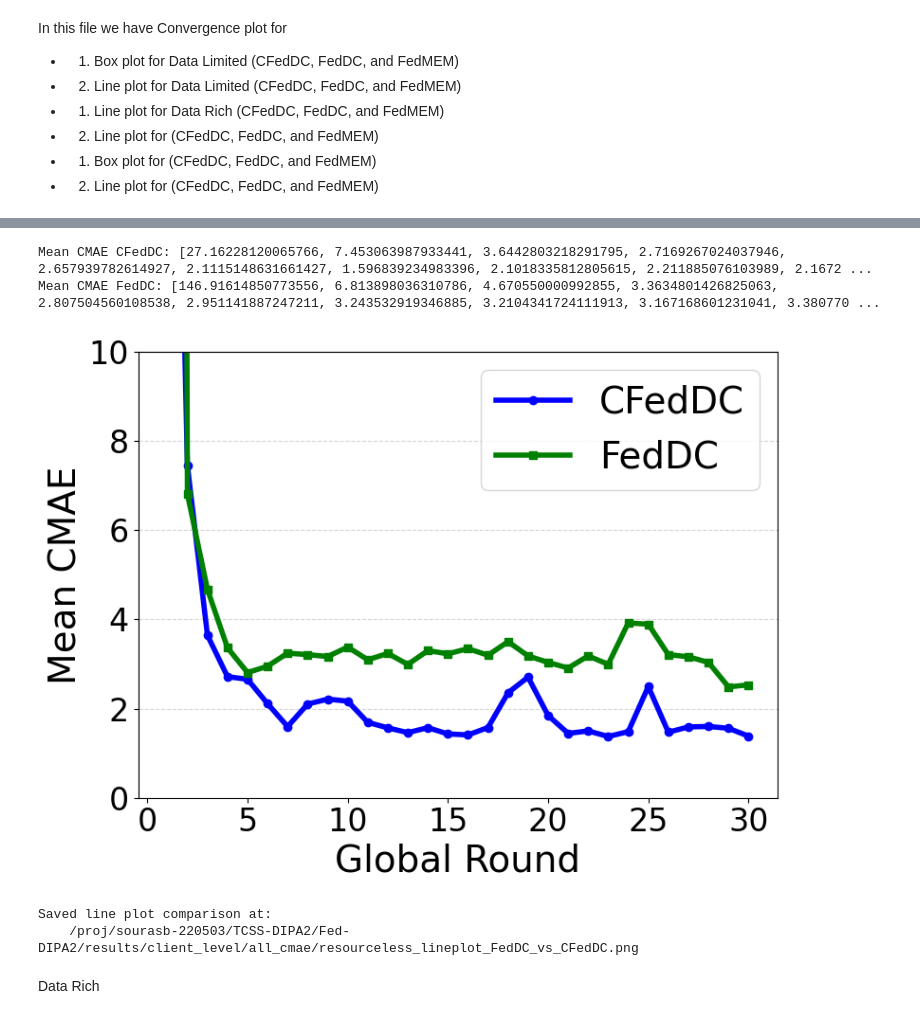
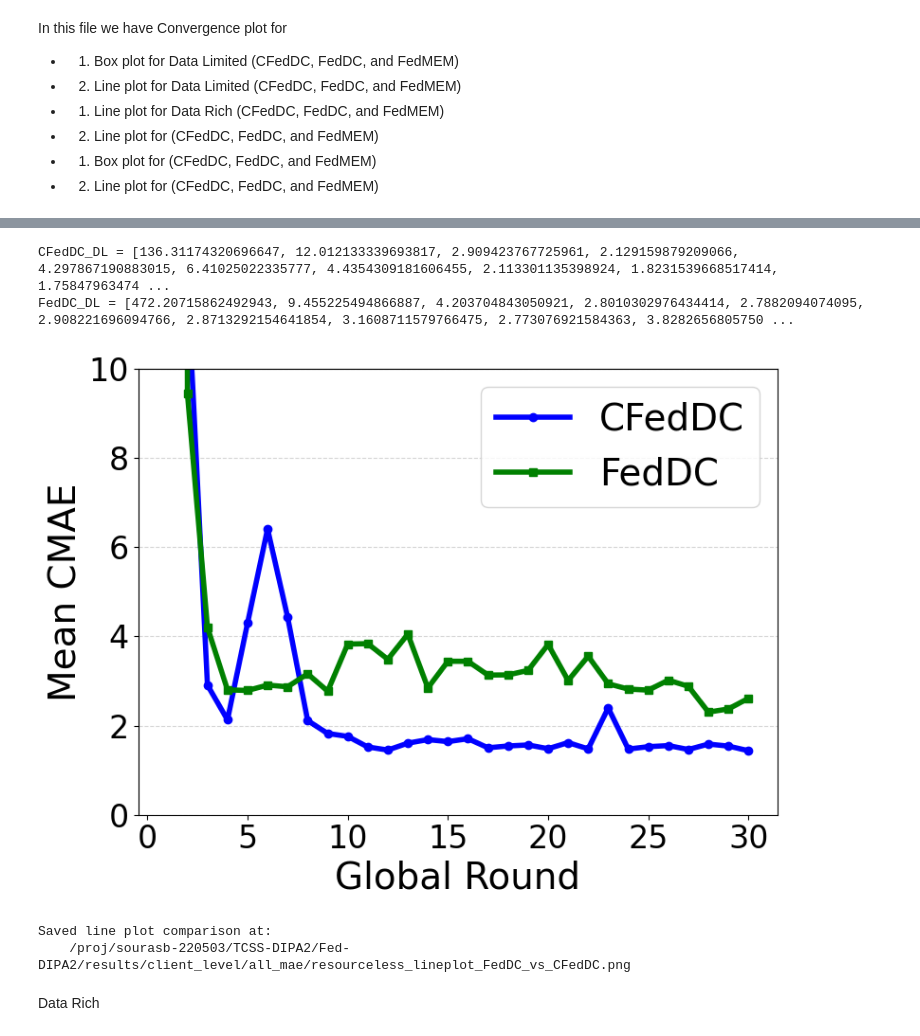
Before and after one commit to sourasb05/Fed-DIPA2, a Jupyter notebook: src/utils/all_validation_plot.ipynb, the cells around one changed output, grey strips where cells are left out. Cells and saved outputs as stored; diff of their text form; code cells hidden in the pictures.

Commit message:
updated  results

```diff
--- a/src/utils/all_validation_plot.ipynb
+++ b/src/utils/all_validation_plot.ipynb
@@ -221,43 +110,43 @@ mean_cf_by_round = [np.mean(r) if r else np.nan for r in cf_by_round]
 mean_fd_by_round = [np.mean(r) if r else np.nan for r in fd_by_round]
 # mean_fm_by_round = [np.mean(r) if r else np.nan for r in fm_by_round]
 
-print(f"Mean CMAE CFedDC: {mean_cf_by_round}")
-print(f"Mean CMAE FedDC: {mean_fd_by_round}")
+print(f"CFedDC_DL = {mean_cf_by_round}")
+print(f"FedDC_DL = {mean_fd_by_round}")
 
 rounds = np.arange(1, common_rounds + 1)
 
 # Plot lines for each algorithm
 plt.plot(rounds, mean_cf_by_round, marker='o', label='CFedDC', color='blue', linewidth=4)
 plt.plot(rounds, mean_fd_by_round, marker='s', label='FedDC', color='green', linewidth=4)
 # plt.plot(rounds, mean_fm_by_round, marker='^', label='FedMEM', color='blue', linewidth=2)
 
 # Labels, title, and grid
 plt.xlabel("Global Round", fontsize=28)
 plt.ylabel("Mean CMAE", fontsize=28)
 # plt.title("Resourceless Users: CMAE per Round (Line Plot)", fontsize=16)
 
 plt.xticks(np.arange(0, common_rounds + 1, 5), fontsize=24)
 plt.yticks(fontsize=24)
 plt.grid(axis='y', linestyle='--', alpha=0.5)
 plt.ylim(0.0, 10.0)
 plt.legend(fontsize=28, loc="best")
 
 plt.tight_layout()
 
 # Save the figure
-save_path = os.path.join(base_dir, "all_cmae", "resourceless_lineplot_FedDC_vs_CFedDC.png")
+save_path = os.path.join(base_dir, "all_mae", "resourceless_lineplot_FedDC_vs_CFedDC.png")
 os.makedirs(os.path.dirname(save_path), exist_ok=True)
 plt.savefig(save_path)
 plt.show()
 plt.close()
 
 print(f"Saved line plot comparison at:\n    {save_path}")
 # %% [output]
-Mean CMAE CFedDC: [27.16228120065766, 7.453063987933441, 3.6442803218291795, 2.7169267024037946, 2.657939782614927, 2.1115148631661427, 1.596839234983396, 2.1018335812805615, 2.211885076103989, 2.1672 ...
-Mean CMAE FedDC: [146.91614850773556, 6.813898036310786, 4.670550000992855, 3.3634801426825063, 2.807504560108538, 2.951141887247211, 3.243532919346885, 3.2104341724111913, 3.167168601231041, 3.380770 ...
+CFedDC_DL = [136.31174320696647, 12.012133339693817, 2.909423767725961, 2.129159879209066, 4.297867190883015, 6.41025022335777, 4.4354309181606455, 2.113301135398924, 1.8231539668517414, 1.75847963474 ...
+FedDC_DL = [472.20715862492943, 9.455225494866887, 4.203704843050921, 2.8010302976434414, 2.7882094074095, 2.908221696094766, 2.8713292154641854, 3.1608711579766475, 2.773076921584363, 3.8282656805750 ...
-[figure, old version]
+[figure, new version]
 Saved line plot comparison at:
-    /proj/sourasb-220503/TCSS-DIPA2/Fed-DIPA2/results/client_level/all_cmae/resourceless_lineplot_FedDC_vs_CFedDC.png
+    /proj/sourasb-220503/TCSS-DIPA2/Fed-DIPA2/results/client_level/all_mae/resourceless_lineplot_FedDC_vs_CFedDC.png
 # %% [markdown]
 Data Rich
 # %%
```
Also changed, not shown: parts of 4 cells of this notebook, 5 other files.
